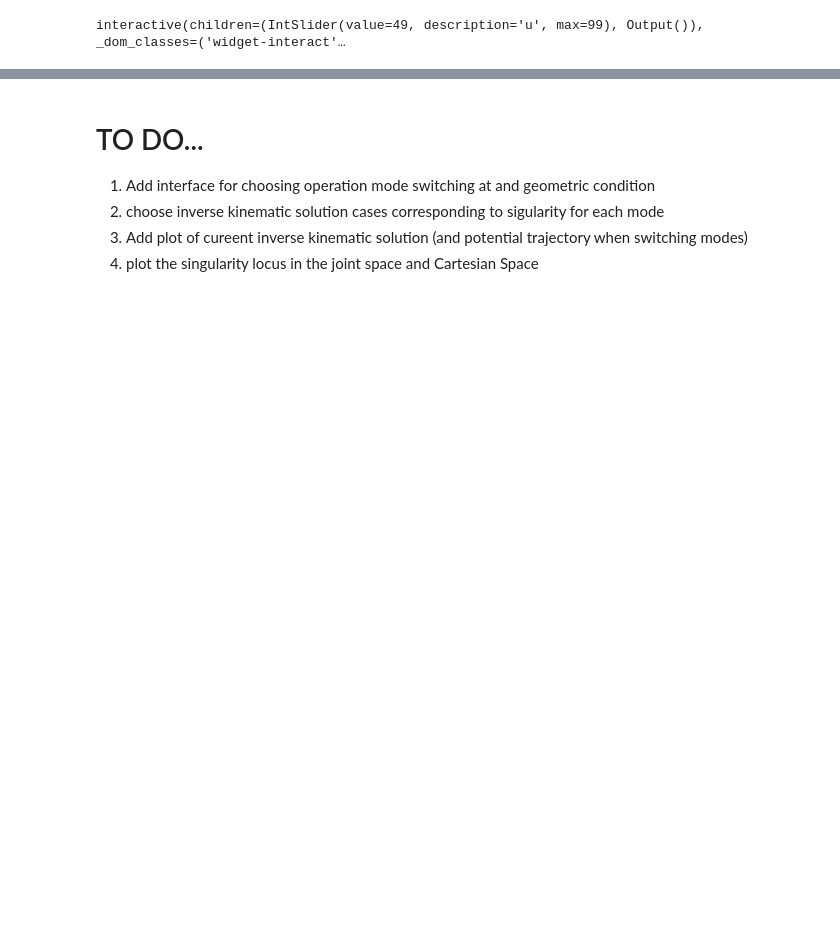
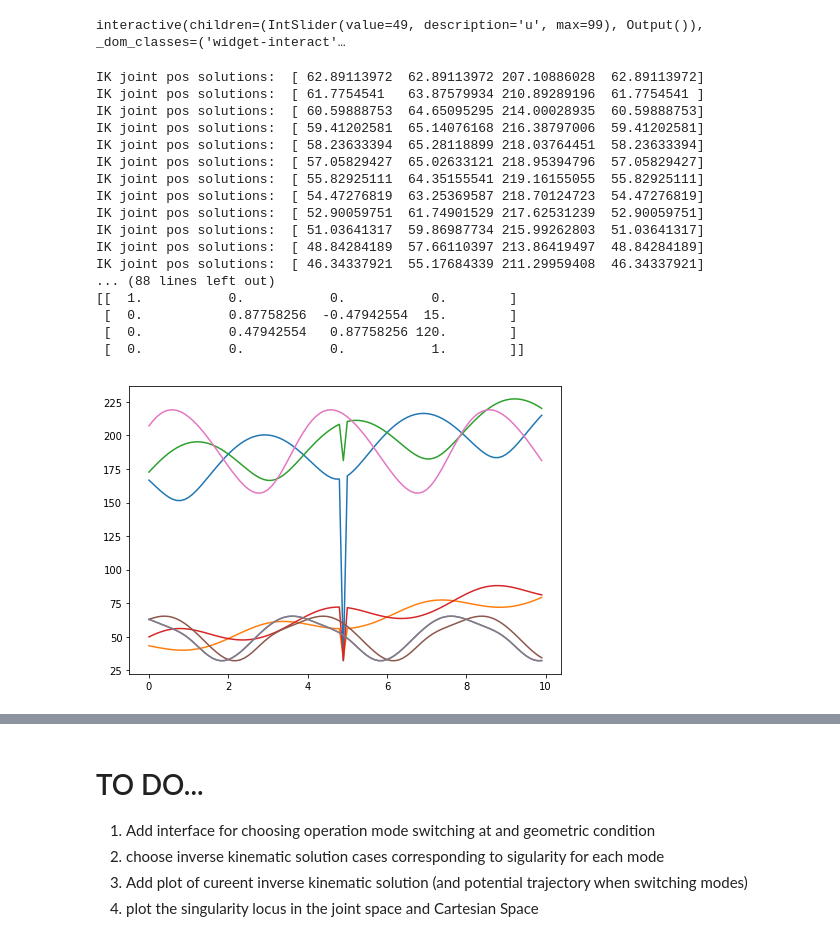
Before and after one commit to ROAR-Lab-Spine/4-CRU_mechanism_analysis, a Jupyter notebook: 4CRU_mech_kinematics.ipynb, the cells around one changed output, grey strips where cells are left out. Cells and saved outputs as stored; diff of their text form; code cells hidden in the pictures; blank space fills up the shorter version.

```diff
--- a/4CRU_mech_kinematics.ipynb
+++ b/4CRU_mech_kinematics.ipynb
@@ -612,3 +657,58 @@ def traj(u):
 interact(traj, u=(0, len(tt)-1));
 # %% [output]
 interactive(children=(IntSlider(value=49, description='u', max=99), Output()), _dom_classes=('widget-interact'…
+# %%
+# H3 geometric A Trajectory
+robot.operation_mode = "H3"
+dt3a = 0.1
+tt3a = np.arange(0, 10, dt3a)
+Xx3a = np.ones(len(tt3a))*0
+Yy3a = 15.0*np.sin(0.5 * np.pi * tt3a)
+Zz3a = 120.0 + 15.0*np.cos(0.5 * np.pi * tt3a)
+# Theta3a = np.ones(len(tt3a))*0.5
+Theta3a = 0.5*np.sin(0.5 * np.pi * tt3a)
+
+# Solve for trajectory
+Hh3a = robot.joint_pos_range[1]/2.0*np.ones((4, len(tt3a)))
+TFtf3a = np.zeros((len(tt3a),4,4))
+
+for i in range(len(tt3a)):
+    des_pose_4dof = [Xx3a[i], Yy3a[i], Zz3a[i], Theta3a[i]]
+    Hh3a[:,i] = robot.inverse_kinematics(des_pose_4dof)
+    tf_mat_base_to_eeff, X, Y, Z, x_0, x_1, x_2, x_3 = robot.convert_pose_4dof_to_tf_mat_and_7var(des_pose_4dof)
+    #print([x_0, x_1, x_2, x_3]) # make sure x_2 = 0, x_3 = 0
+    TFtf3a[i,:,:] = tf_mat_base_to_eeff
+
+print(TFtf3a[10,:,:])
+
+fig = plt.figure()
+ax = fig.add_axes([0,0,1,1])
+ax.plot(tt, Hh[0,:])
+ax.plot(tt, Hh[1,:])
+ax.plot(tt, Hh[2,:])
+ax.plot(tt, Hh[3,:])
+ax.plot(tt3a, Hh3a[0,:])
+ax.plot(tt3a, Hh3a[1,:])
+ax.plot(tt3a, Hh3a[2,:])
+ax.plot(tt3a, Hh3a[3,:])
+
+plt.show()
+# %% [output]
+IK joint pos solutions:  [ 62.89113972  62.89113972 207.10886028  62.89113972]
+IK joint pos solutions:  [ 61.7754541   63.87579934 210.89289196  61.7754541 ]
+IK joint pos solutions:  [ 60.59888753  64.65095295 214.00028935  60.59888753]
+IK joint pos solutions:  [ 59.41202581  65.14076168 216.38797006  59.41202581]
+IK joint pos solutions:  [ 58.23633394  65.28118899 218.03764451  58.23633394]
+IK joint pos solutions:  [ 57.05829427  65.02633121 218.95394796  57.05829427]
+IK joint pos solutions:  [ 55.82925111  64.35155541 219.16155055  55.82925111]
+IK joint pos solutions:  [ 54.47276819  63.25369587 218.70124723  54.47276819]
+IK joint pos solutions:  [ 52.90059751  61.74901529 217.62531239  52.90059751]
+IK joint pos solutions:  [ 51.03641317  59.86987734 215.99262803  51.03641317]
+IK joint pos solutions:  [ 48.84284189  57.66110397 213.86419497  48.84284189]
+IK joint pos solutions:  [ 46.34337921  55.17684339 211.29959408  46.34337921]
+... (88 lines left out)
+[[  1.           0.           0.           0.        ]
+ [  0.           0.87758256  -0.47942554  15.        ]
+ [  0.           0.47942554   0.87758256 120.        ]
+ [  0.           0.           0.           1.        ]]
+[figure, added]
```
Also changed, not shown: parts of 26 cells of this notebook.
